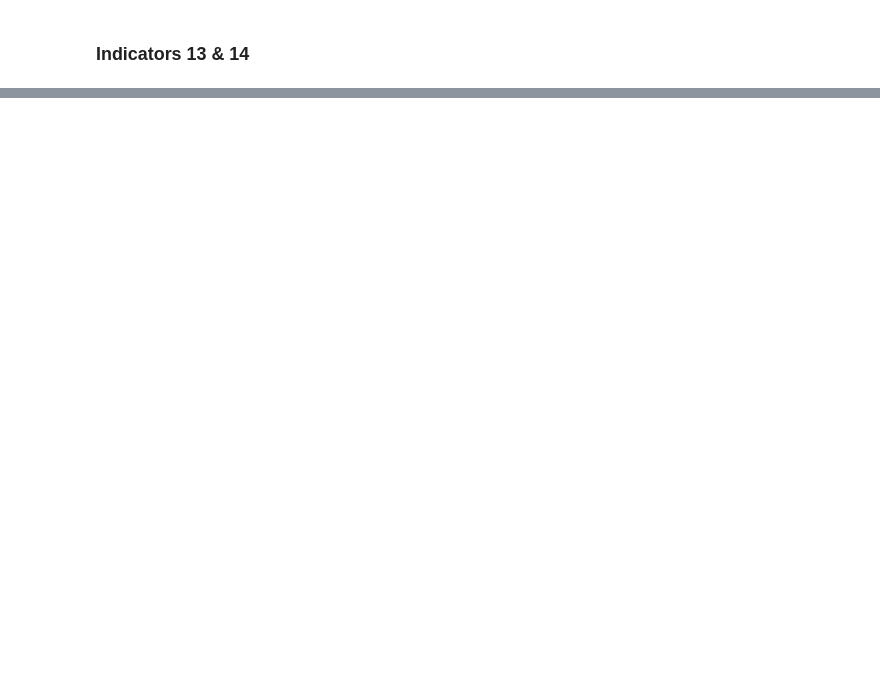
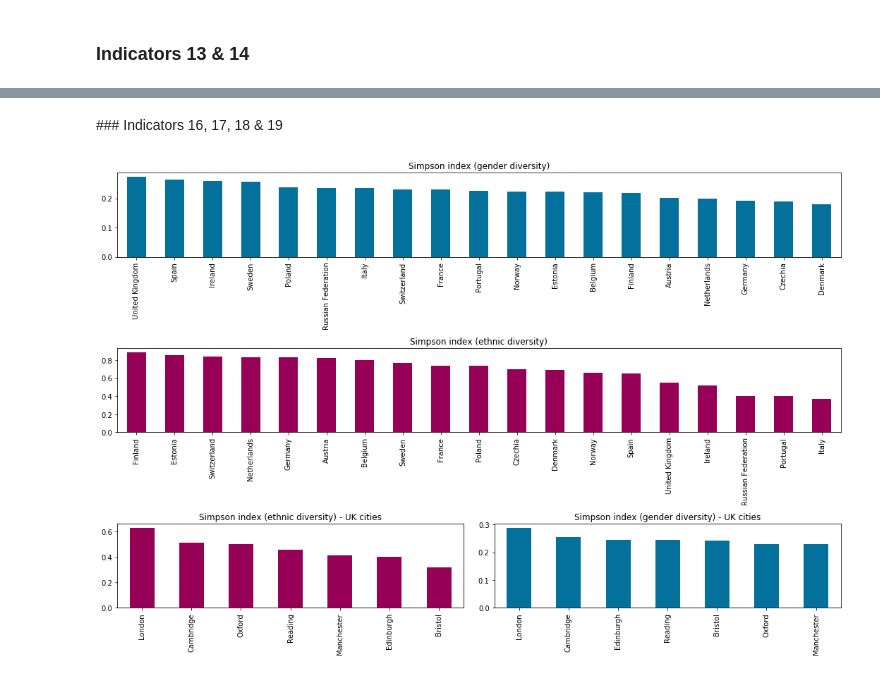
Before and after one commit to nestauk/inclusive-innovation-pilot, a Jupyter notebook: notebooks/EU-indicators-visualisation.ipynb, the cells around one changed output, grey strips where cells are left out. Saved outputs shown, nothing was run; the diff lists cells and outputs as text; code cells hidden in the pictures; blank space fills up the shorter version.

```diff
--- a/notebooks/EU-indicators-visualisation.ipynb
+++ b/notebooks/EU-indicators-visualisation.ipynb
@@ -206,0 +236,30 @@ plt.show()
+# %% [markdown]
+### Indicators 16, 17, 18 & 19
+# %%
+fig = plt.figure(figsize=(15,10))
+gs = gridspec.GridSpec(3,2)
+
+# ax1
+ax1 = plt.subplot(gs[0,:])
+pd.DataFrame.from_dict(simpson_gender_country, orient='index').sort_values(by=0, ascending=False).plot(kind='bar', legend=False, color='xkcd:ocean blue', ax=ax1)
+ax1.set_title('Simpson index (gender diversity)', fontsize=12)
+
+# ax2
+ax2 = plt.subplot(gs[1,:])
+pd.DataFrame.from_dict(simpson_ethnic_country, orient='index').sort_values(by=0, ascending=False).plot(kind='bar', legend=False, color='xkcd:dark magenta', ax=ax2)
+ax2.set_title('Simpson index (ethnic diversity)', fontsize=12)
+
+# ax3
+ax3 = plt.subplot(gs[2,0])
+pd.DataFrame.from_dict(simpson_ethnic_city, orient='index').sort_values(by=0, ascending=False).plot(kind='bar', legend=False, color='xkcd:dark magenta', ax=ax3)
+ax3.set_title('Simpson index (ethnic diversity) - UK cities', fontsize=12)
+
+# ax4
+ax4 = plt.subplot(gs[2,1])
+pd.DataFrame.from_dict(simpson_gender_city, orient='index').sort_values(by=0, ascending=False).plot(kind='bar', legend=False, color='xkcd:ocean blue', ax=ax4)
+ax4.set_title('Simpson index (gender diversity) - UK cities', fontsize=12)
+
+plt.tight_layout()
+plt.show()
+# %% [output]
+[figure, added]
```
Also changed, not shown: parts of 9 cells of this notebook.
